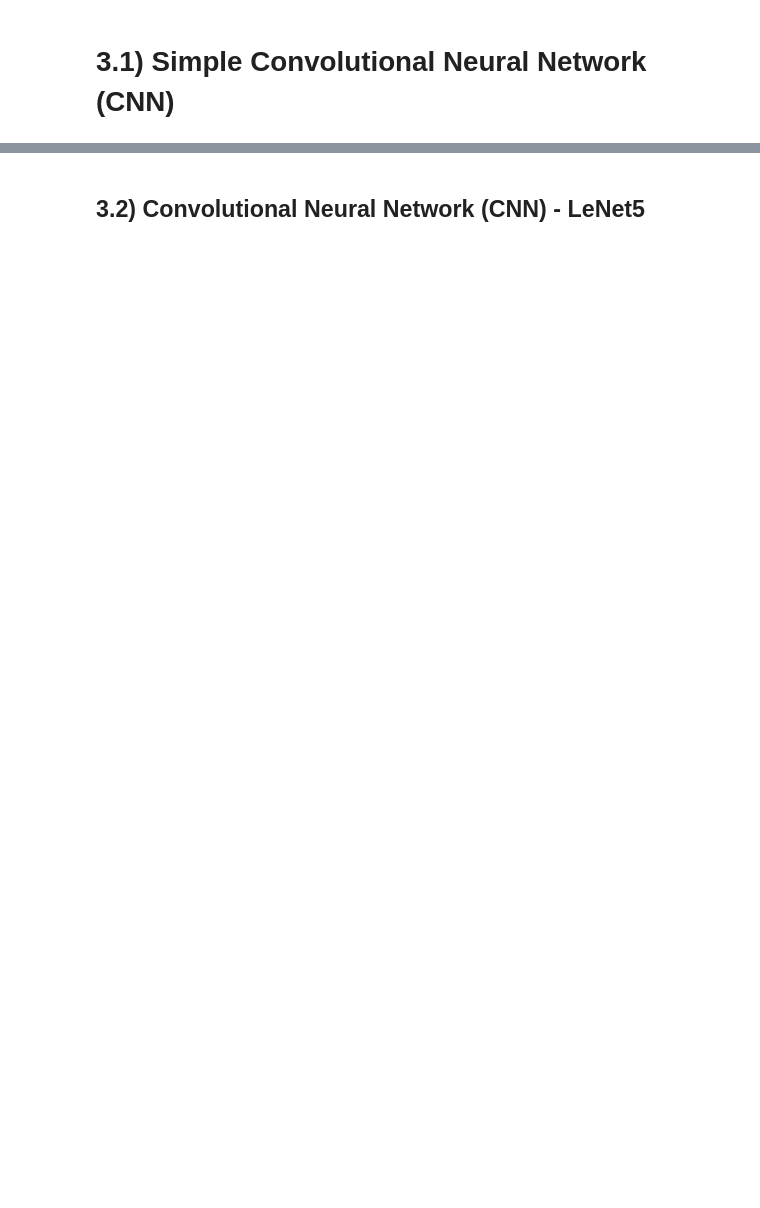
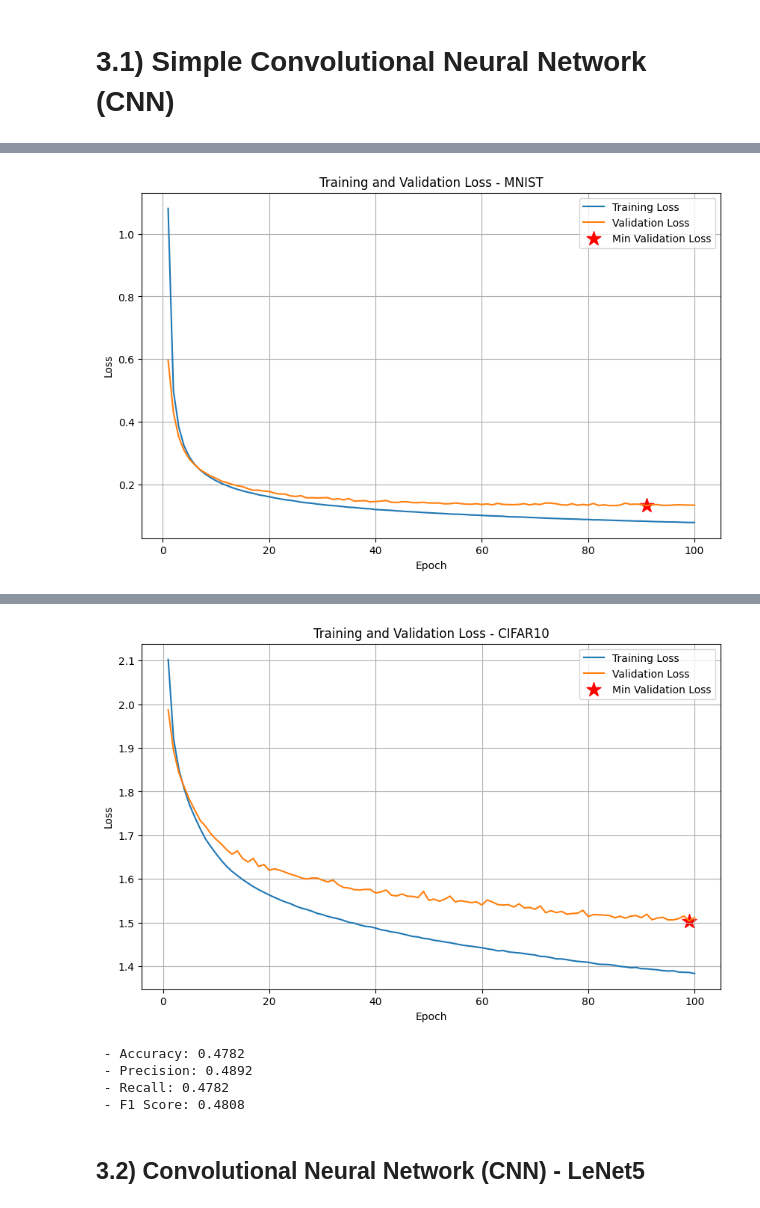
Before and after one commit to pako-23/eris, a Jupyter notebook: experiments/test_models_training.ipynb, the cells around one changed output, grey strips where cells are left out. Drawn from its saved outputs; the diff is of its cells as text; code cells hidden in the pictures; blank space fills up the shorter version.

```diff
--- a/experiments/test_models_training.ipynb
+++ b/experiments/test_models_training.ipynb
@@ -537,7 +526,7 @@ for n, dataset in enumerate(DATASETS):
     # optimizer = optim.SGD(model.parameters(), lr=LEARNING_RATE)
 
     # Train the model
-    best_model, final_model, metrics = train_model(model, train_loader, val_loader, criterion, optimizer, num_epochs=EPOCHS[n], device=DEVICE)
+    best_model, metrics = train_model(model, train_loader, val_loader, criterion, optimizer, num_epochs=EPOCHS[n], device=DEVICE)
     plot_training_metrics(metrics, dataset)
 
     # Evaluate the model on the test set
@@ -576,0 +566 @@ Epoch [52/150], Loss: 1.6720, Val Loss: 1.6709
+[figure, added]
@@ -577,3 +584,8 @@ Epoch [52/150], Loss: 1.6720, Val Loss: 1.6709
+[figure, added]
+ - Accuracy: 0.4782
+ - Precision: 0.4892
+ - Recall: 0.4782
+ - F1 Score: 0.4808
 # %% [markdown]
 ## 3.2) Convolutional Neural Network (CNN) - LeNet5
 # %%
```
Also changed, not shown: parts of 13 cells of this notebook, 3 other files.
